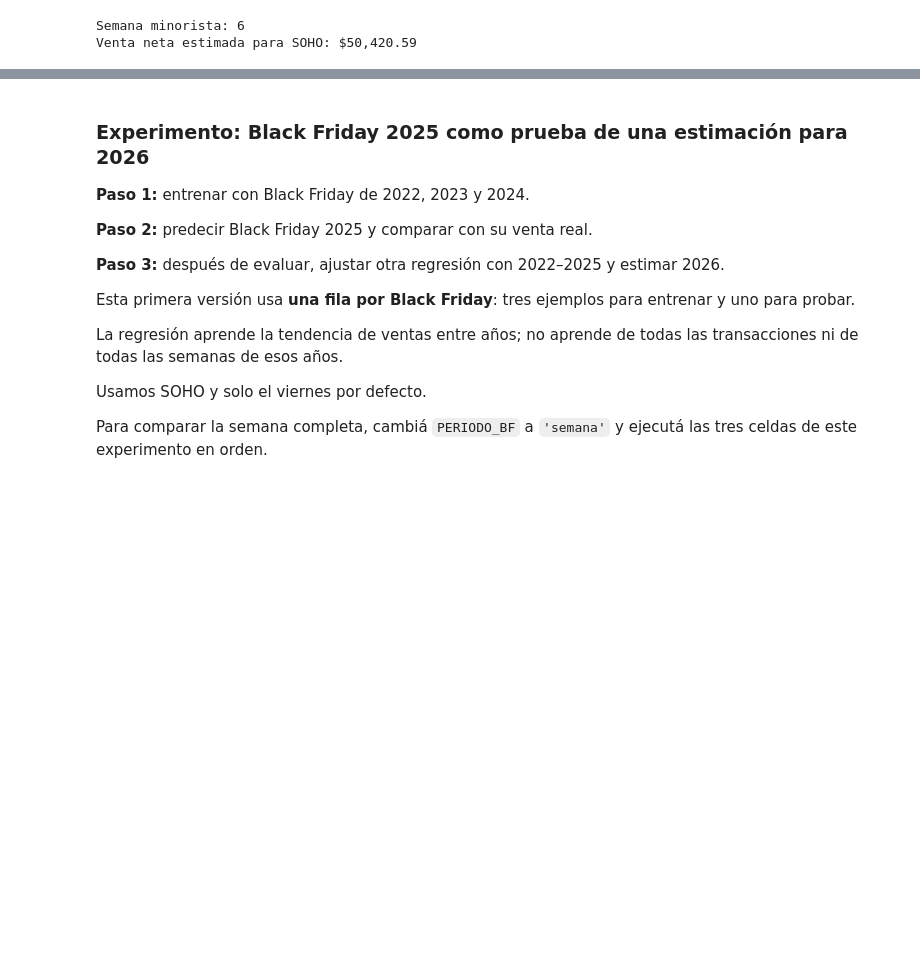
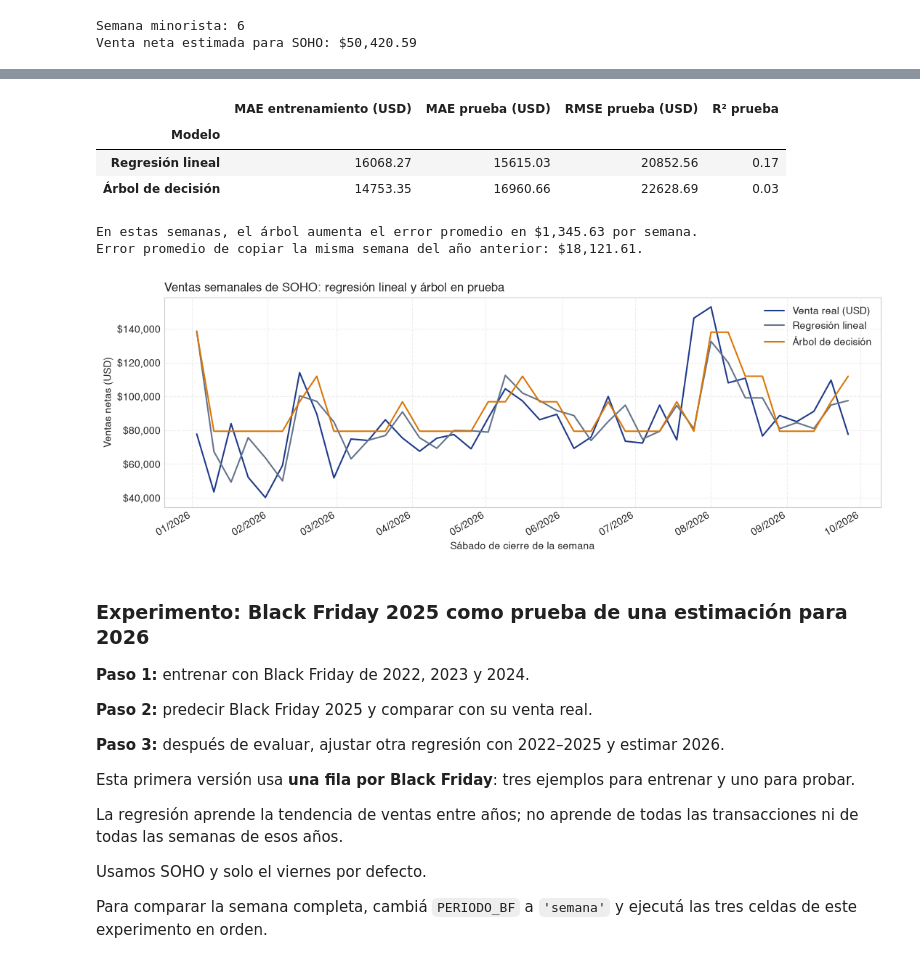
Before and after one commit to geramargonzalez/sales-revenue-datascience, a Jupyter notebook: sales-revenue-jewery.ipynb, the cells around one changed output, grey strips where cells are left out. Cells and saved outputs as stored; diff of their text form; code cells hidden in the pictures; blank space fills up the shorter version.

Commit message:
Fase 23 : Comparar regresion lineal y arbol de decision

```diff
--- a/sales-revenue-jewery.ipynb
+++ b/sales-revenue-jewery.ipynb
@@ -2519,0 +2539,17 @@ Venta neta estimada para SOHO: $50,420.59
+# %%
+# Parámetros iniciales para experimentar
+PROFUNDIDAD_ARBOL = 3
+MINIMO_SEMANAS_HOJA = 10
+
+modelo_arbol = DecisionTreeRegressor(
+    max_depth=PROFUNDIDAD_ARBOL,
+    min_samples_leaf=MINIMO_SEMANAS_HOJA,
+    random_state=42
+)
+modelo_arbol.fit(X_train_rl, y_train_rl)
+y_pred_arbol = modelo_arbol.predict(X_test_rl)
+
+print(f'Tienda: {UBICACION_RL}')
+print(f'Mismas filas: {len(X_train_rl)} de entrenamiento y {len(X_test_rl)} de prueba')
+print(f'Prueba: {X_test_rl.index.min():%d/%m/%Y} a {X_test_rl.index.max():%d/%m/%Y}')
+print(f'Profundidad aprendida: {modelo_arbol.get_depth()} | Grupos finales: {modelo_arbol.get_n_leaves()}')
@@ -2520,3 +2579,61 @@ Venta neta estimada para SOHO: $50,420.59
+# %%
+resultados_arbol = []
+predicciones_arbol = pd.DataFrame({'Venta real (USD)': y_test_rl})
+
+for nombre, modelo in [
+    ('Regresión lineal', modelo_rl),
+    ('Árbol de decisión', modelo_arbol)
+]:
+    pred_entrenamiento = modelo.predict(X_train_rl)
+    pred_prueba = modelo.predict(X_test_rl)
+    predicciones_arbol[nombre] = pred_prueba
+    resultados_arbol.append({
+        'Modelo': nombre,
+        'MAE entrenamiento (USD)': mean_absolute_error(y_train_rl, pred_entrenamiento),
+        'MAE prueba (USD)': mean_absolute_error(y_test_rl, pred_prueba),
+        'RMSE prueba (USD)': np.sqrt(mean_squared_error(y_test_rl, pred_prueba)),
+        'R² prueba': r2_score(y_test_rl, pred_prueba)
+    })
+
+comparacion_arbol = pd.DataFrame(resultados_arbol).set_index('Modelo')
+display(comparacion_arbol.round(2))
+
+mae_lineal_comparado = comparacion_arbol.loc['Regresión lineal', 'MAE prueba (USD)']
+mae_arbol_comparado = comparacion_arbol.loc['Árbol de decisión', 'MAE prueba (USD)']
+diferencia_arbol = mae_lineal_comparado - mae_arbol_comparado
+
+if diferencia_arbol > 0:
+    print(f'En estas semanas, el árbol reduce el error promedio en ${diferencia_arbol:,.2f} por semana.')
+elif diferencia_arbol < 0:
+    print(f'En estas semanas, el árbol aumenta el error promedio en ${-diferencia_arbol:,.2f} por semana.')
+else:
+    print('Ambos modelos tienen el mismo error promedio de prueba.')
+
+referencia_comparacion_arbol = datos_rl.loc[X_test_rl.index, 'venta_anio_anterior']
+if referencia_comparacion_arbol.notna().all():
+    mae_referencia_arbol = mean_absolute_error(y_test_rl, referencia_comparacion_arbol)
+    print(f'Error promedio de copiar la misma semana del año anterior: ${mae_referencia_arbol:,.2f}.')
+else:
+    print('Falta historial anual para comparar la referencia en todas estas semanas.')
+
+ax = predicciones_arbol.plot(
+    figsize=(11, 4), color=[COLOR_PRIMARIO, COLOR_NEUTRO, COLOR_COSTO], x_compat=True
+)
+ax.set_title(f'Ventas semanales de {UBICACION_RL}: regresión lineal y árbol en prueba', loc='left')
+ax.set_xlabel('Sábado de cierre de la semana')
+ax.set_ylabel('Ventas netas (USD)')
+ax.xaxis.set_major_formatter(DateFormatter('%m/%Y'))
+ax.yaxis.set_major_formatter(FuncFormatter(lambda valor, _: f'${valor:,.0f}'))
+plt.tight_layout()
+plt.show()
+# %% [output]
+|  | MAE entrenamiento (USD) | MAE prueba (USD) | RMSE prueba (USD) | R² prueba |
+| Modelo |  |  |  |  |
+| Regresión lineal | 16068.27 | 15615.03 | 20852.56 | 0.17 |
+| Árbol de decisión | 14753.35 | 16960.66 | 22628.69 | 0.03 |
+En estas semanas, el árbol aumenta el error promedio en $1,345.63 por semana.
+Error promedio de copiar la misma semana del año anterior: $18,121.61.
+[figure, added]
 # %% [markdown]
 ### Experimento: Black Friday 2025 como prueba de una estimación para 2026
 
```
Also changed, not shown: parts of 4 cells of this notebook, 2 other files.
